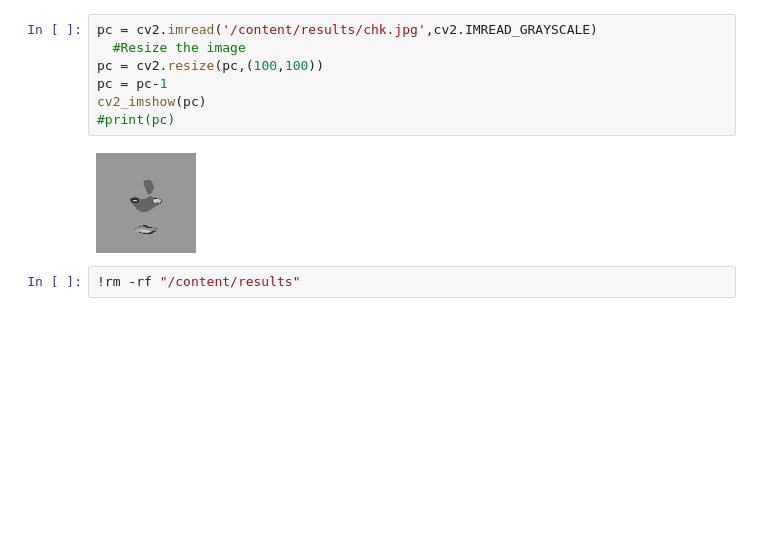
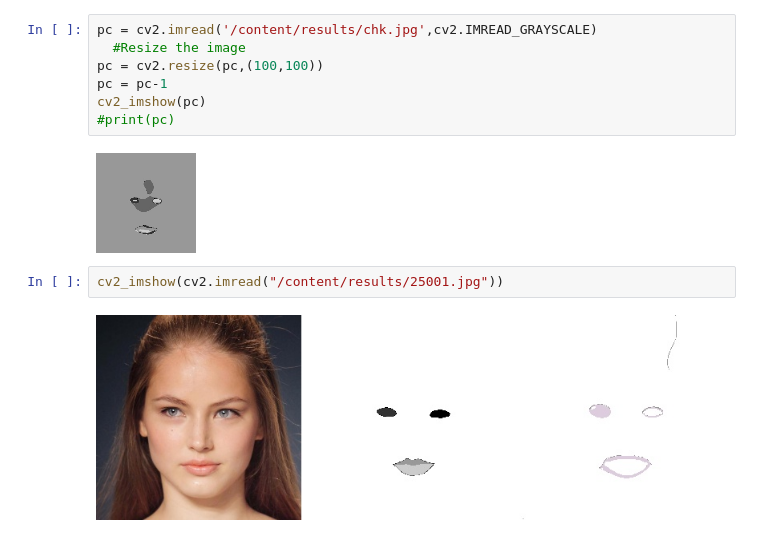
Before and after one commit to Akashsampangirama/ImageML, a Jupyter notebook: TensorFlow_ImageSegmentation.ipynb, the cells around one changed output. Saved outputs shown, nothing was run; the diff lists cells and outputs as text; blank space fills up the shorter version.

```diff
--- a/TensorFlow_ImageSegmentation.ipynb
+++ b/TensorFlow_ImageSegmentation.ipynb
@@ -482,5 +480,7 @@ cv2_imshow(pc)
 #print(pc)
 # %% [output]
 [figure]
-# %%
-!rm -rf "/content/results"
+# %%
+cv2_imshow(cv2.imread("/content/results/25001.jpg"))
+# %% [output]
+[figure, added]
```
Also changed, not shown: parts of 4 cells of this notebook.
